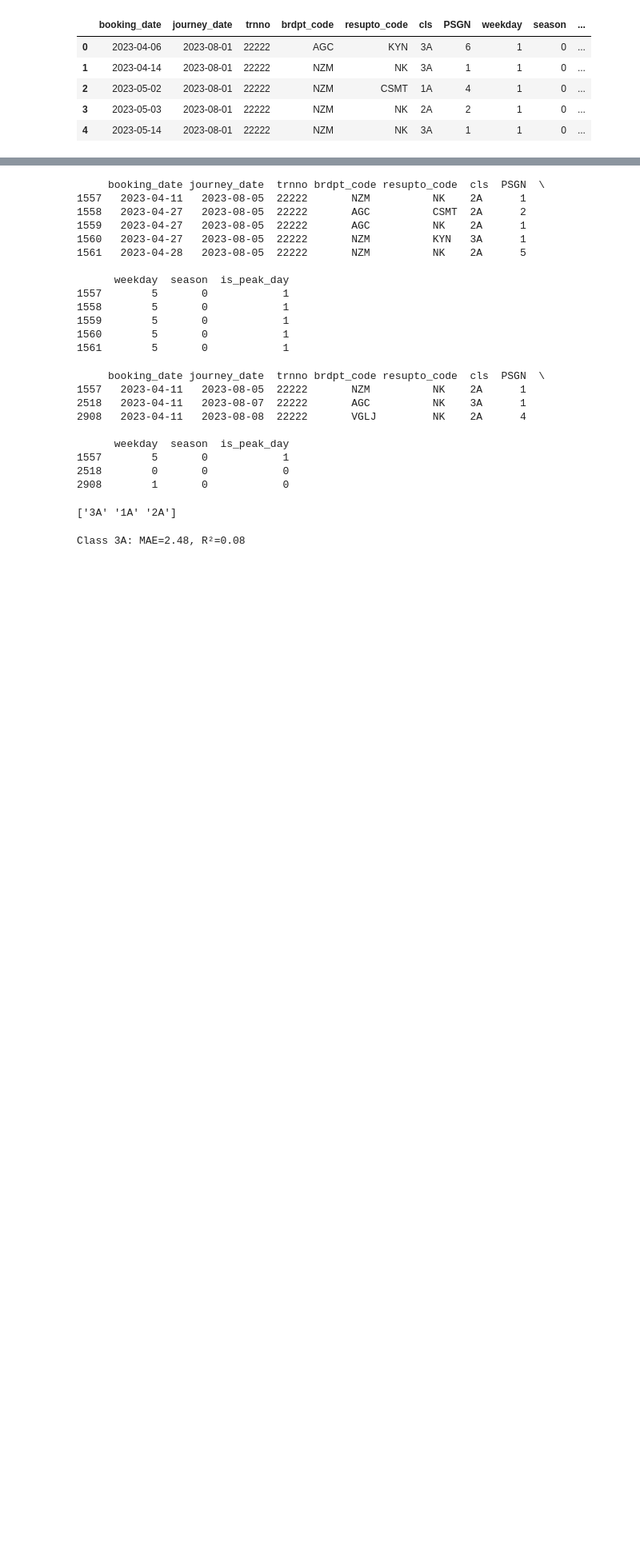
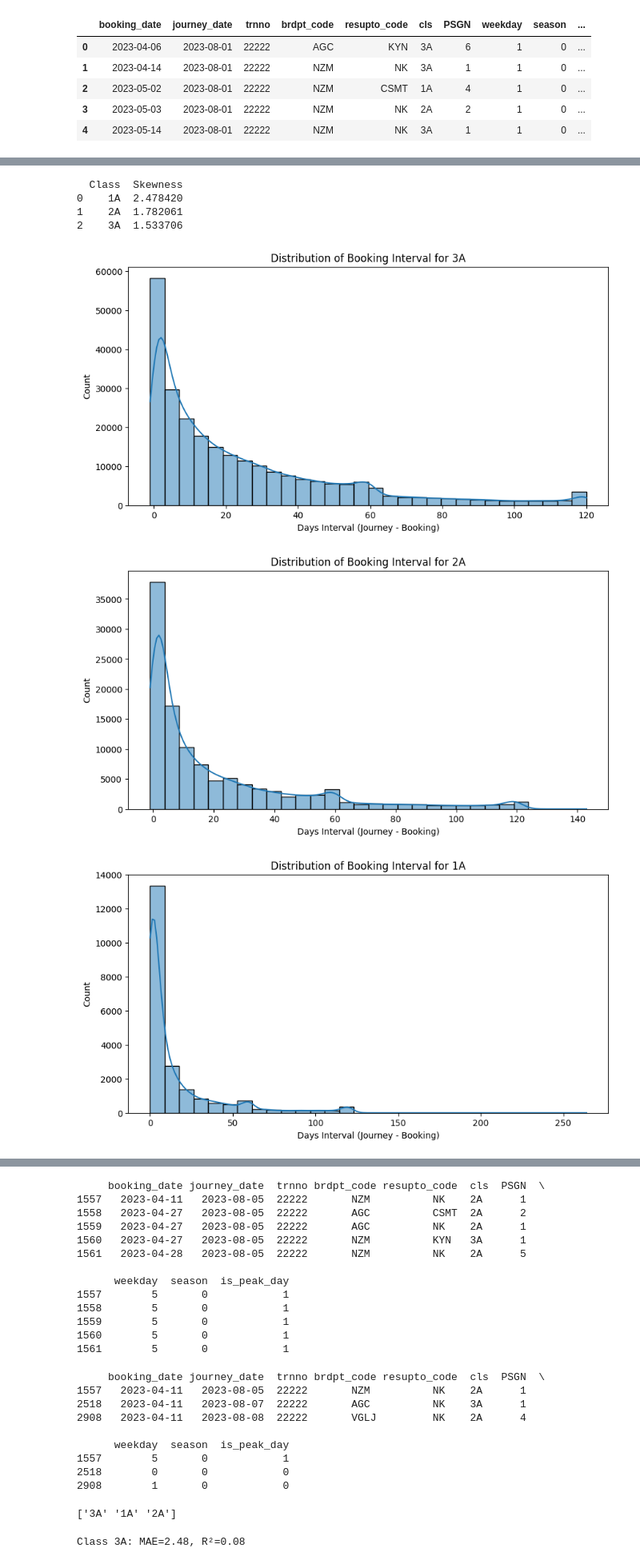
Before and after one commit to yashu1819/DPonTrain, a Jupyter notebook: ML/T22222_demand.ipynb, the cells around one changed output, grey strips where cells are left out. Shown at 80% size. Cells and saved outputs as stored; diff of their text form; code cells hidden in the pictures; blank space fills up the shorter version.

```diff
--- a/ML/T22222_demand.ipynb
+++ b/ML/T22222_demand.ipynb
@@ -95,0 +150,27 @@ df.head()
+# %%
+from scipy.stats import skew
+import seaborn as sns
+import matplotlib.pyplot as plt
+
+# Compute skewness of days_interval per class
+skewness_results = df.groupby('cls')['days_interval'].apply(lambda x: skew(x.dropna())).reset_index()
+skewness_results.columns = ['Class', 'Skewness']
+print(skewness_results)
+
+# Plot distribution curves
+classes = ['3A', '2A', '1A']
+for c in classes:
+    plt.figure(figsize=(10,5))
+    sns.histplot(df[df['cls'] == c]['days_interval'], kde=True, bins=30)
+    plt.title(f"Distribution of Booking Interval for {c}")
+    plt.xlabel("Days Interval (Journey - Booking)")
+    plt.ylabel("Count")
+    plt.show()
+# %% [output]
+  Class  Skewness
+0    1A  2.478420
+1    2A  1.782061
+2    3A  1.533706
+[figure, added]
+[figure, added]
+[figure, added]
```
Also changed, not shown: parts of 2 cells of this notebook.
